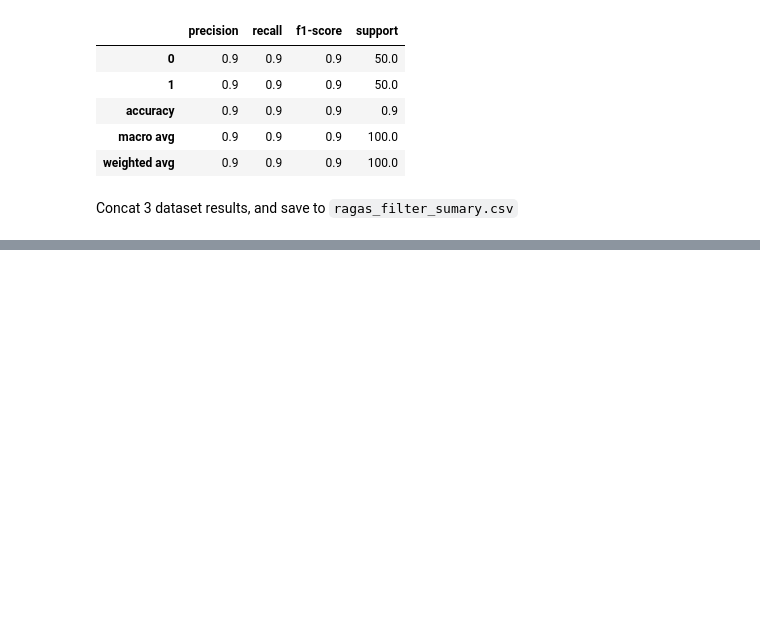
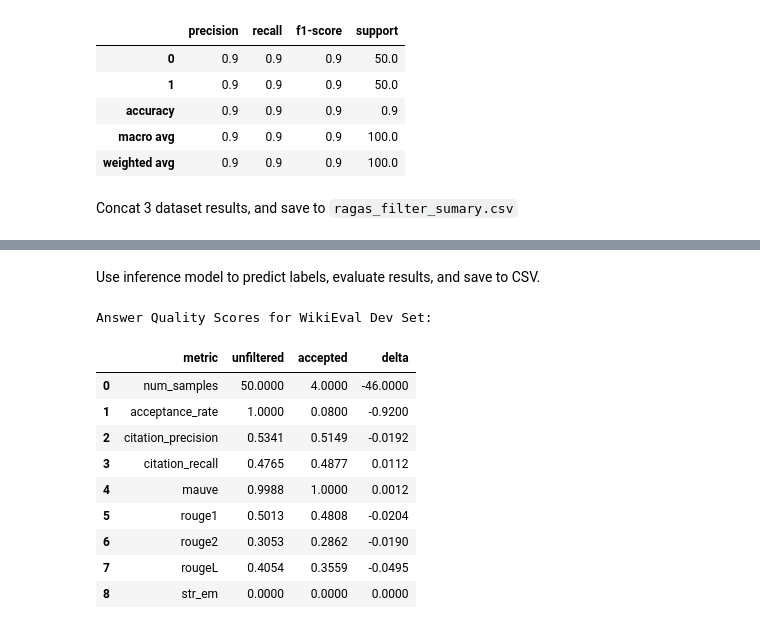
Before and after one commit to Htaaxx/ragas-evaluation, a Jupyter notebook: notebooks/filter-with-ragas.ipynb, the cells around one changed output, grey strips where cells are left out. Cells and saved outputs as stored; diff of their text form; code cells hidden in the pictures; blank space fills up the shorter version.

```diff
--- a/notebooks/filter-with-ragas.ipynb
+++ b/notebooks/filter-with-ragas.ipynb
@@ -467,8 +456,8 @@ Save RAGAS features to ..\results\filter_classification\asqa_test_ragas_features
 Run inference model, evaluate results, and save to CSV.
 # %%
 asqa_filter = ragas_filter.run(data=asqa_df, feature_df=asqa_feature_df,
-                               filter_path=OUTPUT_FILTER / "asqa_test_filter_predictions.csv",
-                               data_name="ASQA Test Set", eval_mode="classification")
+                               filter_path=OUTPUT_FILTER / "asqa_test_filtered.csv",
+                               data_name="asqa", eval_mode="classification")
 
 plot_evaluation_results(asqa_filter['evaluation'], data_name="ASQA Test Set")
 # %% [output]
@@ -625,0 +647,3 @@ display(summary_df)
+# %%
+WIKI_DEV_PATH = "../data/wikiEval/dev_wikieval.csv"
+OUTPUT_ANS = OUTPUT_DIR / "ans_quality"
@@ -625,0 +652,12 @@ display(summary_df)
+# %%
+wikieval_dev_df = pd.read_csv(WIKI_DEV_PATH)
+print(wikieval_dev_df.shape)
+display(wikieval_dev_df.head())
+
+wikieval_dev_feature_df = extractor.transform(data=wikieval_dev_df,
+                                        feature_path=OUTPUT_ANS/"wikieval_dev_ragas_features.csv",
+                                        checkpoint_path=OUTPUT_ANS/"wikieval_dev_ragas_checkpoints.csv")
+print(f"Save RAGAS features to {OUTPUT_ANS/'wikieval_dev_ragas_features.csv'}")
+print(wikieval_dev_feature_df.shape)
+display(wikieval_dev_feature_df.describe().T)
+display(wikieval_dev_feature_df.head())
@@ -625,0 +685,19 @@ display(summary_df)
+# %% [markdown]
+Use inference model to predict labels, evaluate results, and save to CSV.
+# %%
+wiki_dev_filter = ragas_filter.run(data=wikieval_dev_df, feature_df=wikieval_dev_feature_df,
+                                    filter_path=OUTPUT_ANS/"wikieval_dev_filtered.csv",
+                                    data_name="wikieval_dev", eval_mode="quality")
+plot_evaluation_results(wiki_dev_filter["evaluation"], "WikiEval Dev Set")
+# %% [output]
+Answer Quality Scores for WikiEval Dev Set:
+|  | metric | unfiltered | accepted | delta |
+| 0 | num_samples | 50.0000 | 4.0000 | -46.0000 |
+| 1 | acceptance_rate | 1.0000 | 0.0800 | -0.9200 |
+| 2 | citation_precision | 0.5341 | 0.5149 | -0.0192 |
+| 3 | citation_recall | 0.4765 | 0.4877 | 0.0112 |
+| 4 | mauve | 0.9988 | 1.0000 | 0.0012 |
+| 5 | rouge1 | 0.5013 | 0.4808 | -0.0204 |
+| 6 | rouge2 | 0.3053 | 0.2862 | -0.0190 |
+| 7 | rougeL | 0.4054 | 0.3559 | -0.0495 |
+| 8 | str_em | 0.0000 | 0.0000 | 0.0000 |
```
Also changed, not shown: parts of 15 cells of this notebook, 25 other files.
